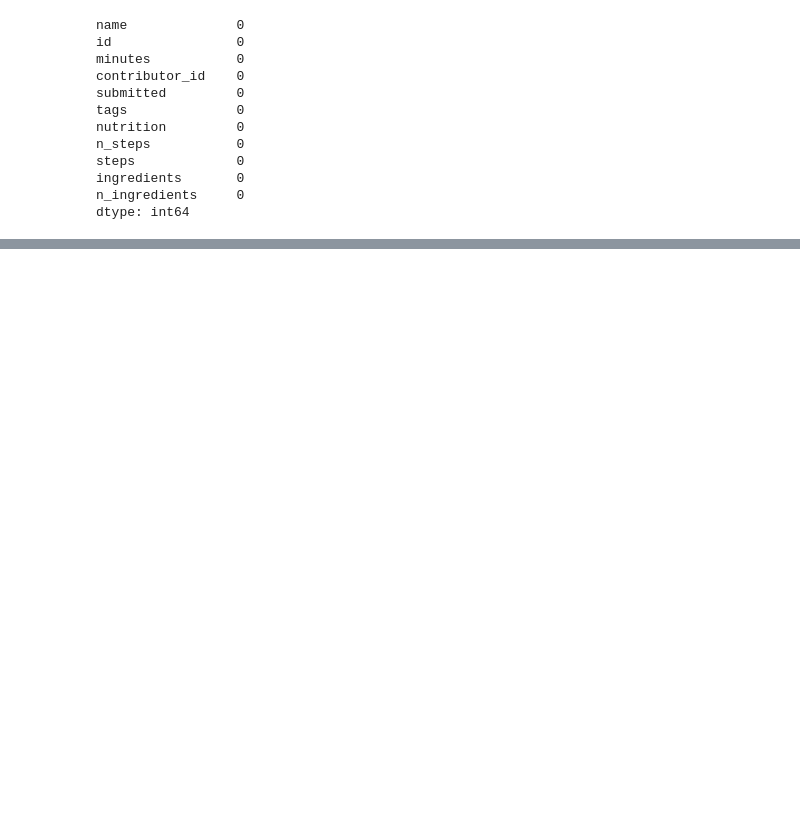
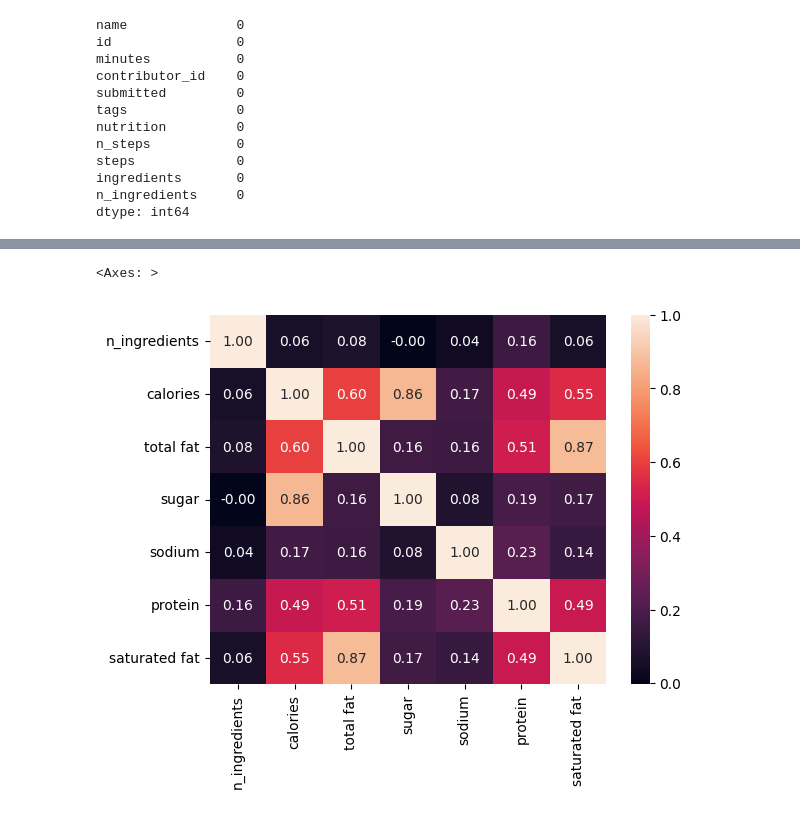
Before and after one commit to Melo04/diet-recommender-system, a Jupyter notebook: main.ipynb, the cells around one changed output, grey strips where cells are left out. Saved outputs shown, nothing was run; the diff lists cells and outputs as text; code cells hidden in the pictures; blank space fills up the shorter version.

Commit message:
data visualization

```diff
--- a/main.ipynb
+++ b/main.ipynb
@@ -141,0 +268,6 @@ dtype: int64
+# %%
+# one-hot encoding for food types
+types = pd.get_dummies(df['food types'])
+# %%
+df = pd.concat([df, types], axis=1)
+df.head()
@@ -155,2 +300,3 @@ Index(['name', 'id', 'minutes', 'contributor_id', 'submitted', 'tags',
 # %%
-df.drop(['contributor_id', 'submitted'], axis=1, inplace=True)
+df.drop(['id', 'contributor_id', 'submitted', 'nutrition'], axis=1, inplace=True)
+df.head()
@@ -181,0 +316,3 @@ we can see that there is no any duplicated data, which is great
+# %%
+cor = df.iloc[:, 6:13].corr()
+display(cor)
@@ -181,0 +328,6 @@ we can see that there is no any duplicated data, which is great
+# %%
+# plot correlation heatmap
+sns.heatmap(cor, annot=True, fmt=".2f")
+# %% [output]
+<Axes: >
+[figure, added]
```
Also changed, not shown: parts of 70 cells of this notebook, 1 other file.
